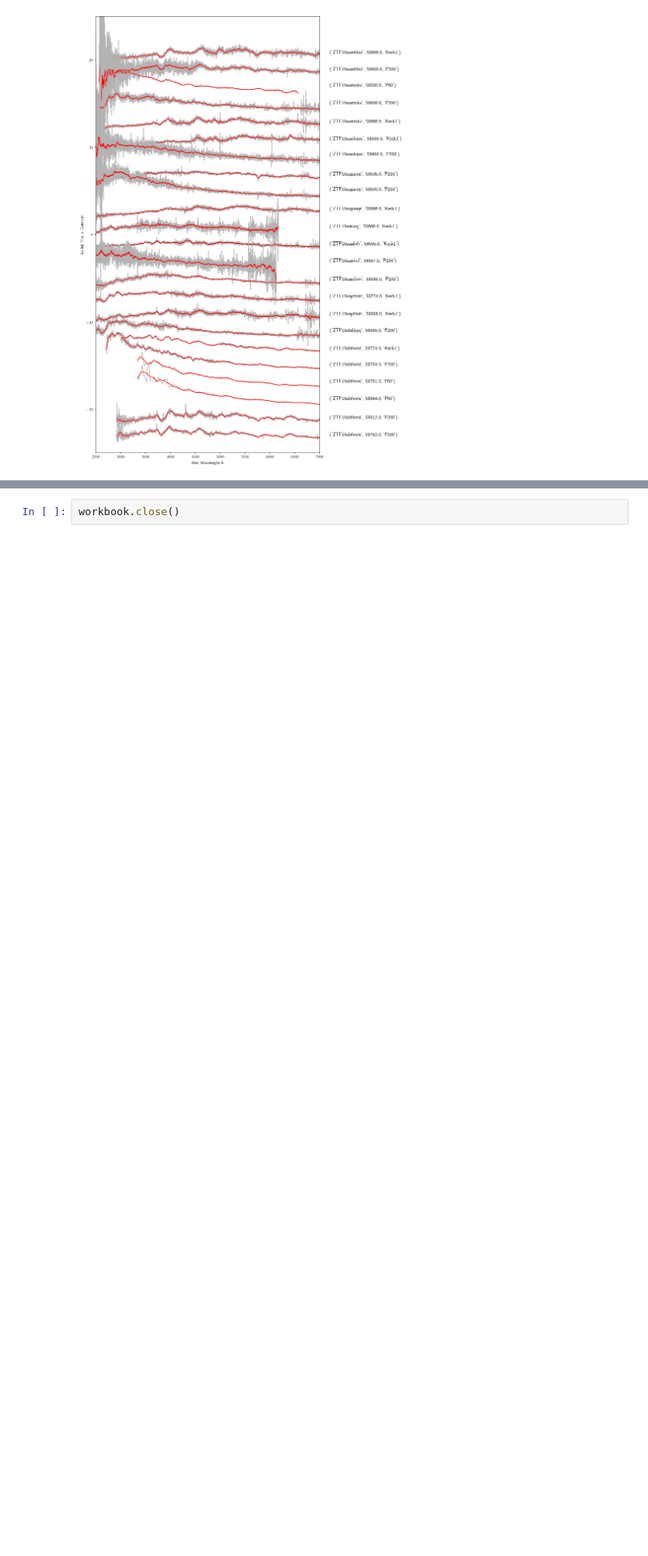
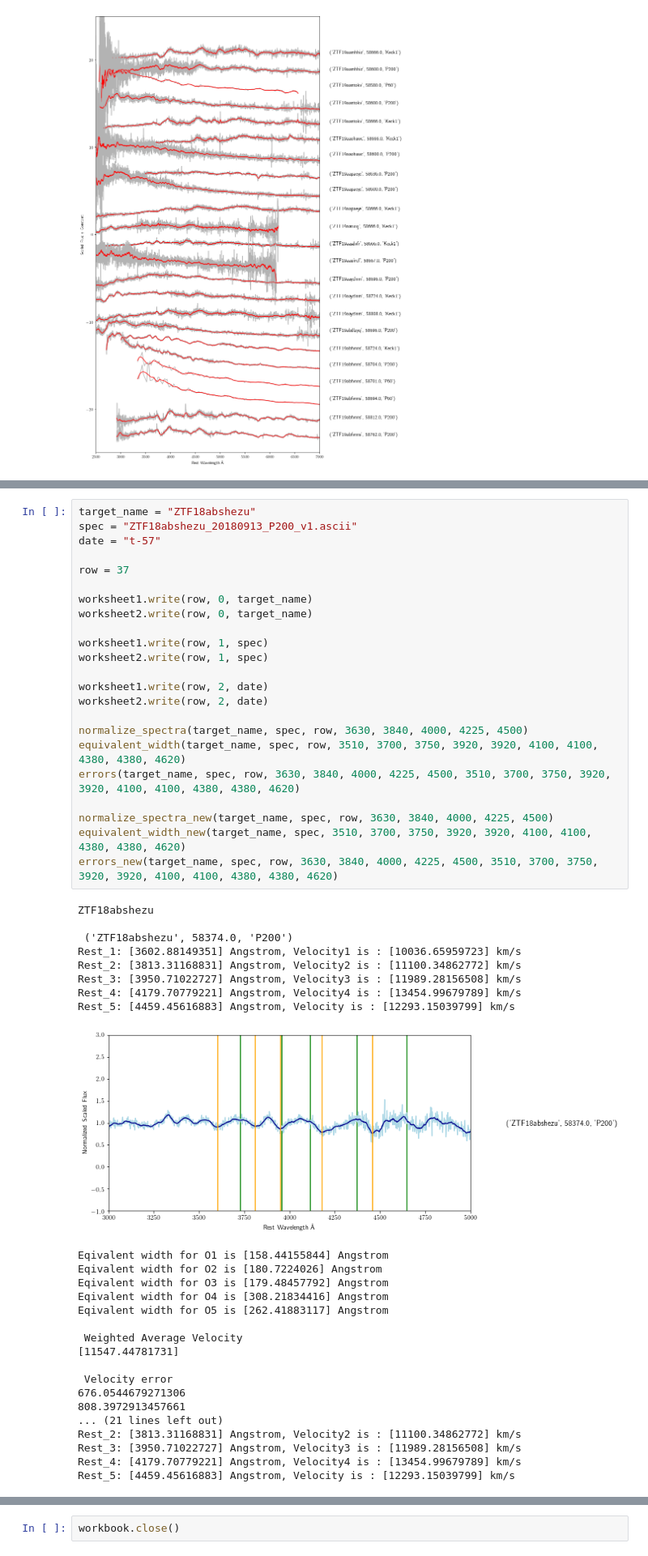
Before and after one commit to Aishwarya113/Superluminous, a Jupyter notebook: download_spectra.ipynb, the cells around one changed output, grey strips where cells are left out. Shown at 81% size. Drawn from its saved outputs; the diff is of its cells as text; blank space fills up the shorter version.

```diff
--- a/download_spectra.ipynb
+++ b/download_spectra.ipynb
@@ -2451,0 +2676,50 @@ Eqivalent width for O5 is [242.82673814] Angstrom
+# %%
+target_name = "ZTF18abshezu"
+spec = "ZTF18abshezu_20180913_P200_v1.ascii"
+date = "t-57"
+
+row = 37
+
+worksheet1.write(row, 0, target_name)
+worksheet2.write(row, 0, target_name)
+
+worksheet1.write(row, 1, spec)
+worksheet2.write(row, 1, spec)
+
+worksheet1.write(row, 2, date)
+worksheet2.write(row, 2, date)
+
+normalize_spectra(target_name, spec, row, 3630, 3840, 4000, 4225, 4500)
+equivalent_width(target_name, spec, row, 3510, 3700, 3750, 3920, 3920, 4100, 4100, 4380, 4380, 4620)
+errors(target_name, spec, row, 3630, 3840, 4000, 4225, 4500, 3510, 3700, 3750, 3920, 3920, 4100, 4100, 4380, 4380, 4620)
+
+normalize_spectra_new(target_name, spec, row, 3630, 3840, 4000, 4225, 4500)
+equivalent_width_new(target_name, spec, 3510, 3700, 3750, 3920, 3920, 4100, 4100, 4380, 4380, 4620)
+errors_new(target_name, spec, row, 3630, 3840, 4000, 4225, 4500, 3510, 3700, 3750, 3920, 3920, 4100, 4100, 4380, 4380, 4620)
+# %% [output]
+ZTF18abshezu
+
+ ('ZTF18abshezu', 58374.0, 'P200')
+Rest_1: [3602.88149351] Angstrom, Velocity1 is : [10036.65959723] km/s
+Rest_2: [3813.31168831] Angstrom, Velocity2 is : [11100.34862772] km/s
+Rest_3: [3950.71022727] Angstrom, Velocity3 is : [11989.28156508] km/s
+Rest_4: [4179.70779221] Angstrom, Velocity4 is : [13454.99679789] km/s
+Rest_5: [4459.45616883] Angstrom, Velocity is : [12293.15039799] km/s
+[figure, added]
+Eqivalent width for O1 is [158.44155844] Angstrom
+Eqivalent width for O2 is [180.7224026] Angstrom
+Eqivalent width for O3 is [179.48457792] Angstrom
+Eqivalent width for O4 is [308.21834416] Angstrom
+Eqivalent width for O5 is [262.41883117] Angstrom
+
+ Weighted Average Velocity
+[11547.44781731]
+
+ Velocity error
+676.0544679271306
+808.3972913457661
+... (21 lines left out)
+Rest_2: [3813.31168831] Angstrom, Velocity2 is : [11100.34862772] km/s
+Rest_3: [3950.71022727] Angstrom, Velocity3 is : [11989.28156508] km/s
+Rest_4: [4179.70779221] Angstrom, Velocity4 is : [13454.99679789] km/s
+Rest_5: [4459.45616883] Angstrom, Velocity is : [12293.15039799] km/s
```
Also changed, not shown: parts of 17 cells of this notebook.
